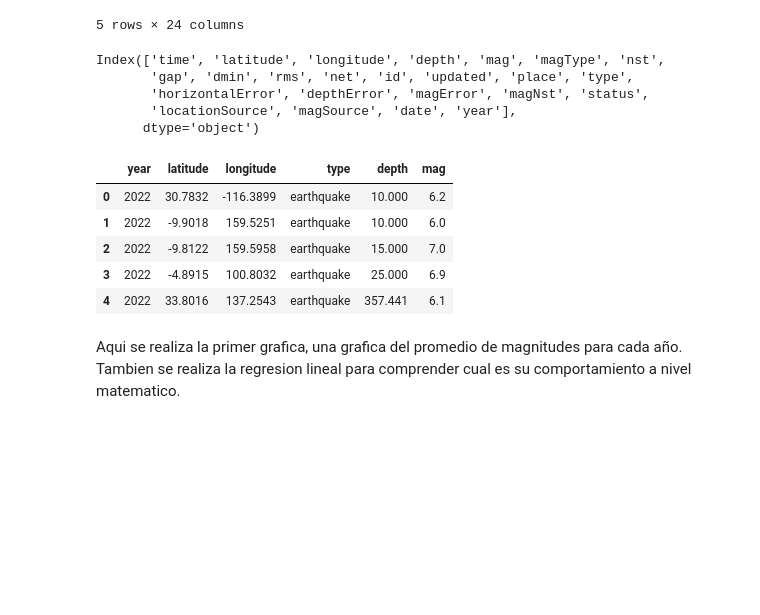
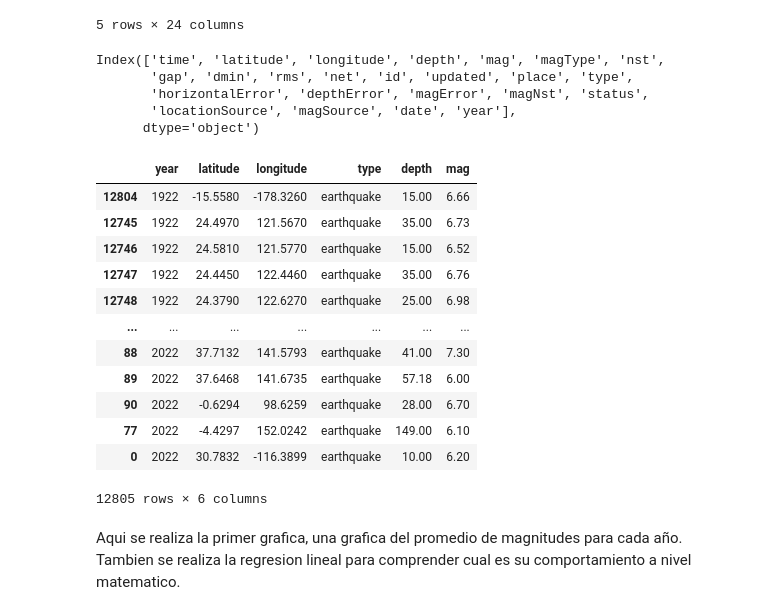
Before and after one commit to JulianaCespedes/Proyecto_Final, a Jupyter notebook: Trabajo_final.ipynb, the cells around one changed output. Saved outputs shown, nothing was run; the diff lists cells and outputs as text; code cells hidden in the pictures; blank space fills up the shorter version.

```diff
--- a/Trabajo_final.ipynb
+++ b/Trabajo_final.ipynb
@@ -39,21 +39,30 @@ data.head()
 # %%
 #Filtrado manual de los datos necesarios para el analisis
 print(data.keys(),'\n')
 
-f_data = data.loc[:,['year','latitude','longitude','type','depth','mag']]
-f_data.head()
+data_ = data.loc[:,['year','latitude','longitude','type','depth','mag']]
+f_data = data_.sort_values(by='year', ascending=True)
+f_data.loc[f_data['type'] == 'nuclear explosion','type'] = 'explosion'
+f_data
 # %% [output]
 Index(['time', 'latitude', 'longitude', 'depth', 'mag', 'magType', 'nst',
        'gap', 'dmin', 'rms', 'net', 'id', 'updated', 'place', 'type',
        'horizontalError', 'depthError', 'magError', 'magNst', 'status',
        'locationSource', 'magSource', 'date', 'year'],
       dtype='object')
 |  | year | latitude | longitude | type | depth | mag |
-| 0 | 2022 | 30.7832 | -116.3899 | earthquake | 10.000 | 6.2 |
-| 1 | 2022 | -9.9018 | 159.5251 | earthquake | 10.000 | 6.0 |
-| 2 | 2022 | -9.8122 | 159.5958 | earthquake | 15.000 | 7.0 |
-| 3 | 2022 | -4.8915 | 100.8032 | earthquake | 25.000 | 6.9 |
-| 4 | 2022 | 33.8016 | 137.2543 | earthquake | 357.441 | 6.1 |
+| 12804 | 1922 | -15.5580 | -178.3260 | earthquake | 15.00 | 6.66 |
+| 12745 | 1922 | 24.4970 | 121.5670 | earthquake | 35.00 | 6.73 |
+| 12746 | 1922 | 24.5810 | 121.5770 | earthquake | 15.00 | 6.52 |
+| 12747 | 1922 | 24.4450 | 122.4460 | earthquake | 35.00 | 6.76 |
+| 12748 | 1922 | 24.3790 | 122.6270 | earthquake | 25.00 | 6.98 |
+| ... | ... | ... | ... | ... | ... | ... |
+| 88 | 2022 | 37.7132 | 141.5793 | earthquake | 41.00 | 7.30 |
+| 89 | 2022 | 37.6468 | 141.6735 | earthquake | 57.18 | 6.00 |
+| 90 | 2022 | -0.6294 | 98.6259 | earthquake | 28.00 | 6.70 |
+| 77 | 2022 | -4.4297 | 152.0242 | earthquake | 149.00 | 6.10 |
+| 0 | 2022 | 30.7832 | -116.3899 | earthquake | 10.00 | 6.20 |
+12805 rows × 6 columns
 # %% [markdown]
 Aqui se realiza la primer grafica, una grafica del promedio de magnitudes para cada año. Tambien se realiza la regresion lineal para comprender cual es su comportamiento a nivel matematico.
 # %%
```
Also changed, not shown: parts of 2 cells of this notebook.
